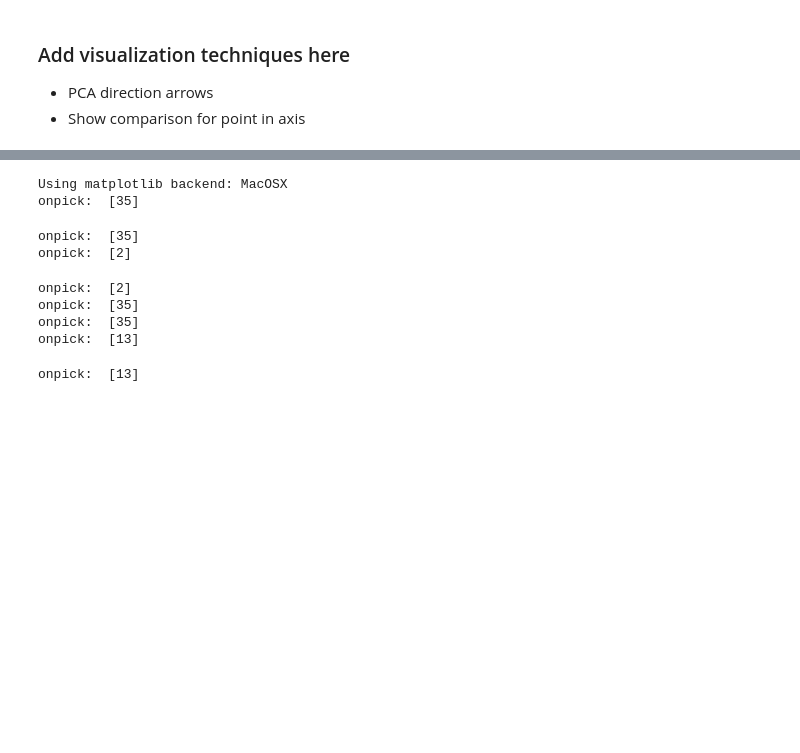
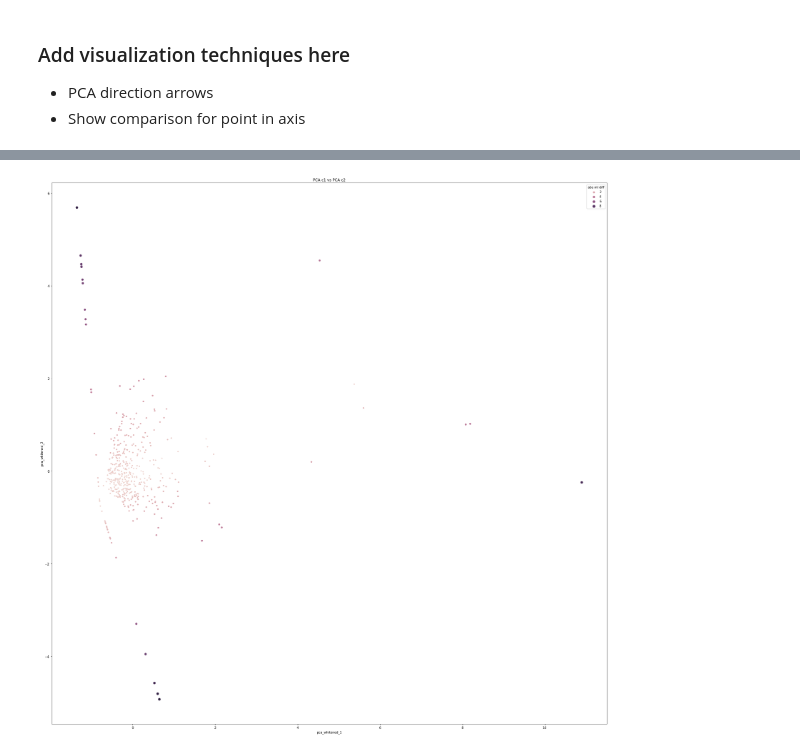
Before and after one commit to thadler/LazyLuna, a Jupyter notebook: Notebooks/newClusteringSegmentationDifferences.ipynb, the cells around one changed output, grey strips where cells are left out. Drawn from its saved outputs; the diff is of its cells as text; code cells hidden in the pictures; blank space fills up the shorter version.

```diff
--- a/Notebooks/newClusteringSegmentationDifferences.ipynb
+++ b/Notebooks/newClusteringSegmentationDifferences.ipynb
@@ -137,44 +177,37 @@ sns.scatterplot(ax=axes, data=table, x='DSC', y='HD', hue='abs ml diff',
 # %%
-%matplotlib
-fig, axes = plt.subplots(1,1,figsize=(16,7))
+%matplotlib inline
+
+fig, axes = plt.subplots(1,1,figsize=(32,32))
 axes.set_title('PCA c1 vs PCA c2')
 sns.scatterplot(ax=axes, data=table, x='pca_whitened_1', y='pca_whitened_2',
                 size='abs ml diff', hue='abs ml diff', picker=4)
 
 def onpick(event):
     ind = event.ind
     print('onpick: ', ind)
     case_name  = table.iloc[ind]['case'].values[0]
     phase      = table.iloc[ind]['category'].values[0]
     reader1    = table.iloc[ind]['reader1'].values[0]
     reader2    = table.iloc[ind]['reader2'].values[0]
     slice_nr   = table.iloc[ind]['slice'].values[0]
     cont_name  = table.iloc[ind]['contour name'].values[0]
     sop1, sop2 = table.iloc[ind]['sop1'].values[0], table.iloc[ind]['sop2'].values[0]
 
     cc     = [cc for cc in case_comps if cc.case1.case_name==case_name][0]
     c1, c2 = cc.case1, cc.case2
     img    = c1.load_dcm(sop1).pixel_array
     cont1, cont2 = c1.load_anno(sop1).get_contour(cont_name), c2.load_anno(sop2).get_contour(cont_name)
 
     fig, ax = plt.subplots(1,3, sharex=True, sharey=True)
     fig.suptitle(case_name + ', Phase: ' + str(phase) + ', Slice: ' + str(slice_nr))
     for i in range(3): ax[i].imshow(img); ax[i].axis('off')
     ax[0].set_title(reader1); ax[2].set_title(reader2)
     CATCH_utils.plot_outlines(ax[0], cont1); CATCH_utils.plot_outlines(ax[2], cont2)
     CATCH_utils.plot_geo_face_comparison(ax[1], cont1, cont2)
     fig.tight_layout()
     plt.show()
 
 fig.canvas.mpl_connect('pick_event', onpick)
 plt.show()
 # %% [output]
-Using matplotlib backend: MacOSX
-onpick:  [35]
-onpick:  [35]
-onpick:  [2]
-onpick:  [2]
-onpick:  [35]
-onpick:  [35]
-onpick:  [13]
-onpick:  [13]
+[figure, added]
```
Also changed, not shown: parts of 8 cells of this notebook, 2 other files.
